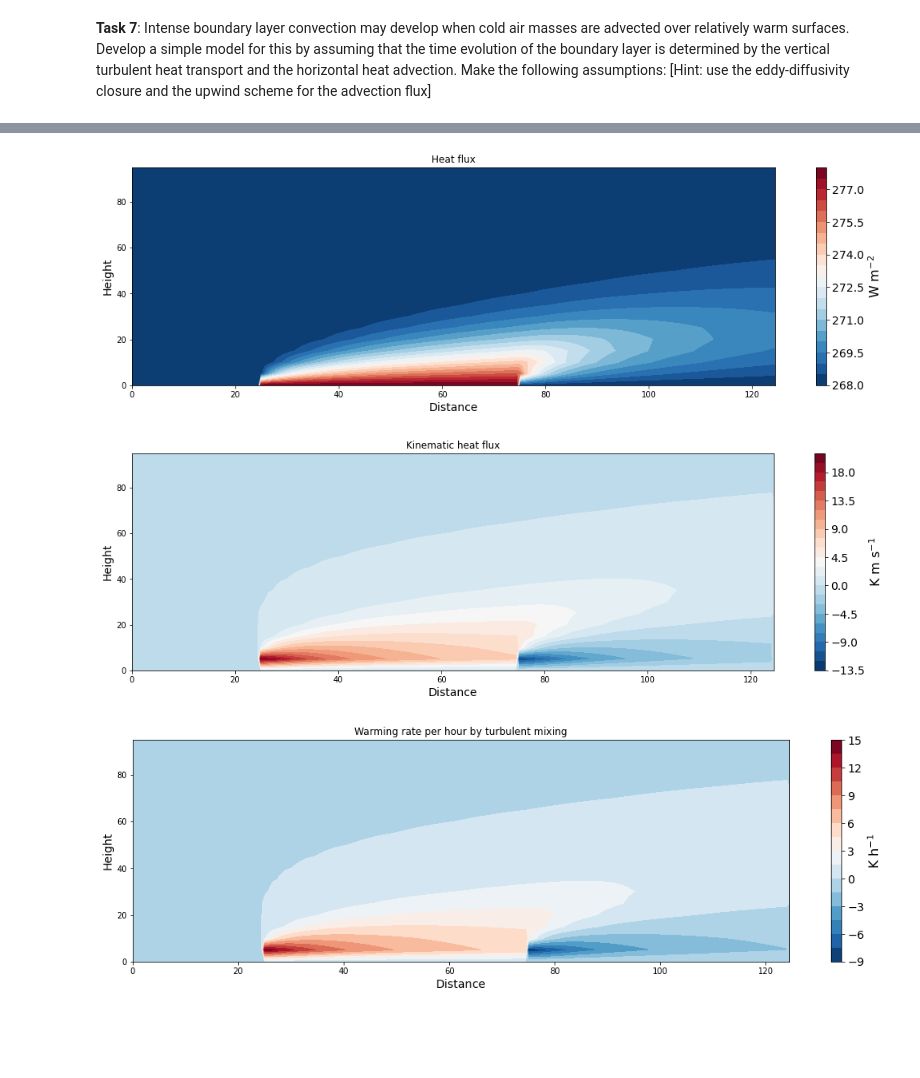
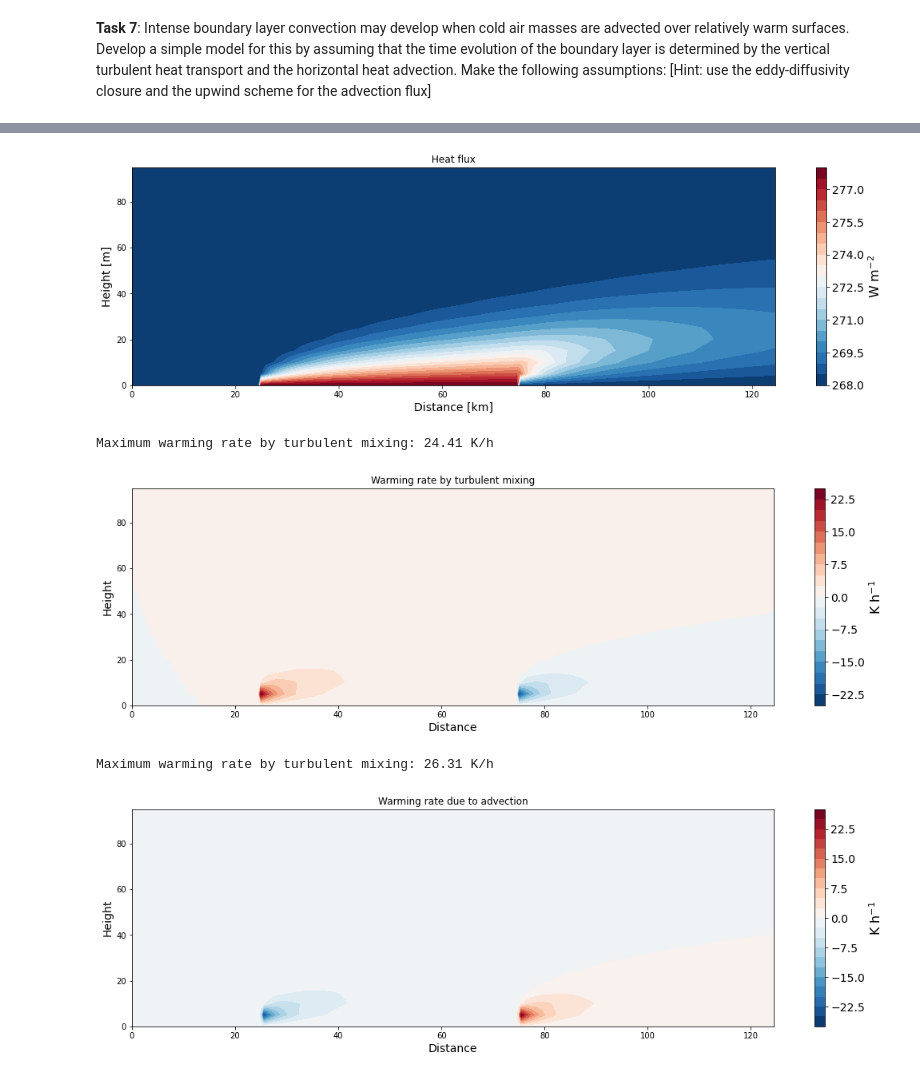
Before and after one commit to sauterto/climate_modelling, a Jupyter notebook: docs/solution_nb_advection.ipynb, the cells around one changed output, grey strips where cells are left out. Saved outputs shown, nothing was run; the diff lists cells and outputs as text; code cells hidden in the pictures; blank space fills up the shorter version.

Commit message:
Advection exercises corrected and solution added

```diff
--- a/docs/solution_nb_advection.ipynb
+++ b/docs/solution_nb_advection.ipynb
@@ -373,23 +400,35 @@ def boundary_layer_evolution(u, K, dx, dz, Nx, Nz, hours, dt):
     return theta, cov, adv, c, d, np.arange(0, Nx*dx, dx), np.arange(0, Nz*dz, dz)
 # %%
-theta, cov, adv, c, d, x, z = boundary_layer_evolution(u=5, K=0.02, dx=500, dz=5, Nx=250, Nz=20, hours=10, dt=75)
+# Run the model
+theta, cov, adv, c, d, x, z = boundary_layer_evolution(u=5, K=0.02, dx=500, dz=5, Nx=250, Nz=20, hours=20, dt=75)
 # %%
 # Create 2D plot for the covariance
 ax = make_plot(theta, x=x/1000, z=z, levels=21, title='Heat flux', unit='W m$^{-2}$',
-               xlab='Distance', zlab='Height', cmap='RdBu_r')
+               xlab='Distance [km]', zlab='Height [m]', cmap='RdBu_r')
 # %% [output]
-[figure, old version]
+[figure, new version]
 # %%
-# Create 2D plot for the covariance
-ax = make_plot(cov*1004, x=x/1000, z=z, levels=21, title='Kinematic heat flux', unit='K m s$^{-1}$',
-               xlab='Distance', zlab='Height', cmap='RdBu_r')
+# Plot the warming rate by turbulent mixing
+ax = make_plot(cov*3600, x=x/1000, z=z, levels=21,
+               title='Warming rate by turbulent mixing',
+               unit='K h$^{-1}$',
+               xlab='Distance',
+               zlab='Height',
+               cmap='RdBu_r')
+
+print('Maximum warming rate by turbulent mixing: {:.2f} K/h'.format(np.max(cov*3600)))
 # %% [output]
+Maximum warming rate by turbulent mixing: 24.41 K/h
-[figure, old version]
+[figure, new version]
 # %%
-# Create 2D plot for the covariance
-ax = make_plot((cov[:,:]/5)*3600, x=x/1000, z=z, levels=21, title='Warming rate per hour due to turbulent mixing',
+# Plot the warming rate by advection
+ax = make_plot(adv*3600, x=x/1000, z=z, levels=21,
+               title='Warming rate due to advection',
                unit='K h$^{-1}$',
                xlab='Distance', zlab='Height', cmap='RdBu_r')
+
+print('Maximum warming rate by turbulent mixing: {:.2f} K/h'.format(np.max(adv*3600)))
 # %% [output]
+Maximum warming rate by turbulent mixing: 26.31 K/h
-[figure, old version]
+[figure, new version]
 # %%
```
Also changed, not shown: parts of 8 cells of this notebook, 44 other files.
